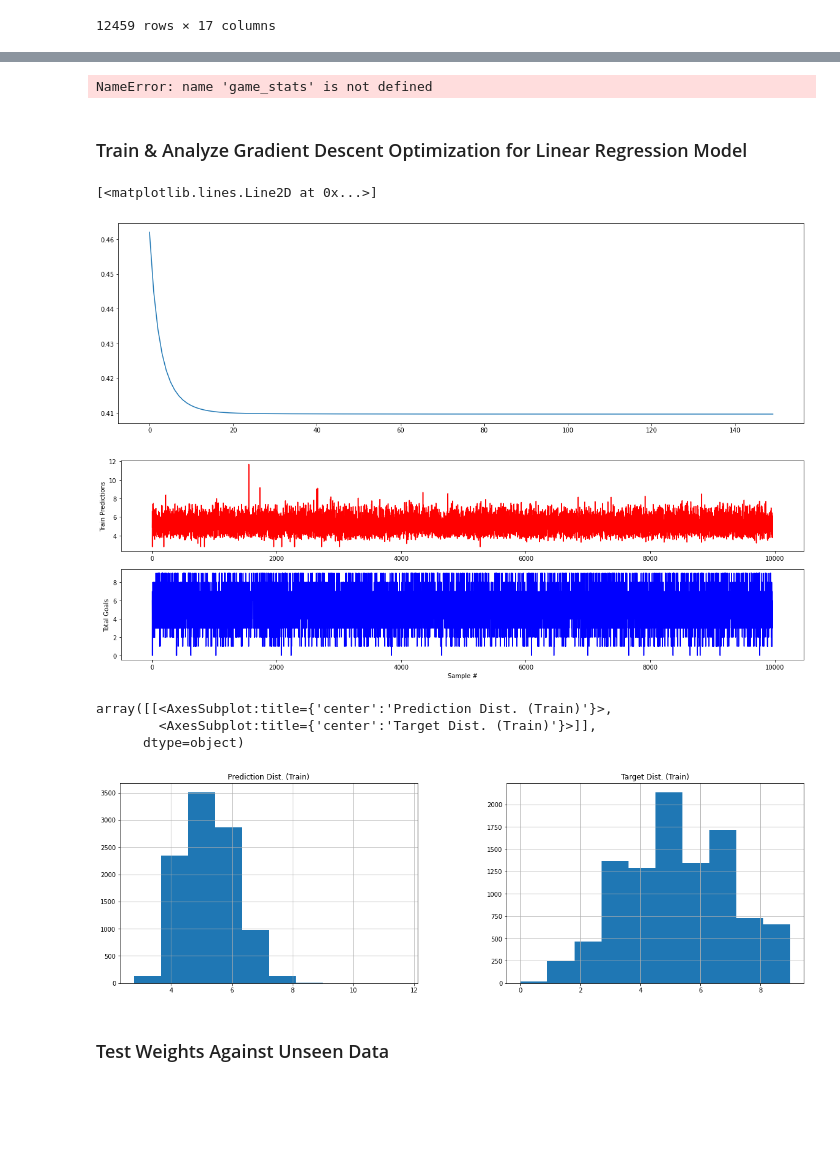
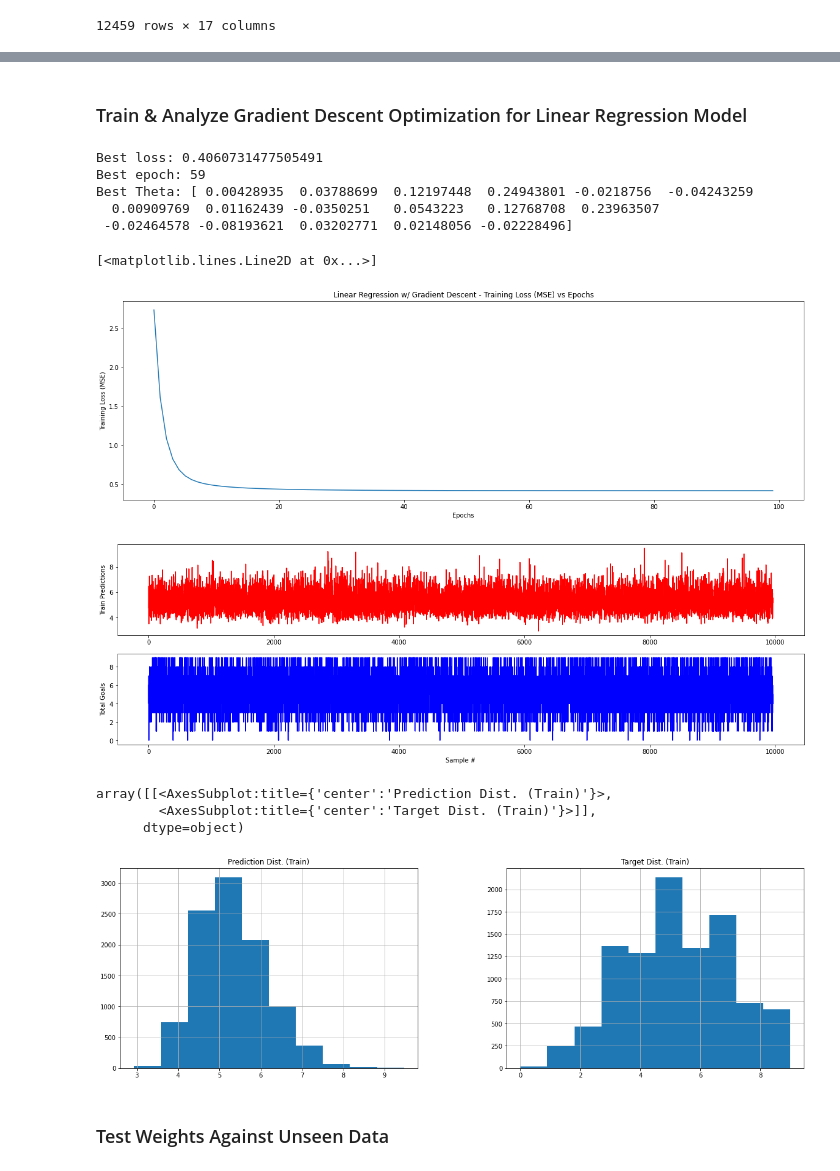
Before and after one commit to oscj/nhl-fts-prediction, a Jupyter notebook: expl/grad_des_lr.ipynb, the cells around one changed output, grey strips where cells are left out. Drawn from its saved outputs; the diff is of its cells as text; code cells hidden in the pictures; blank space fills up the shorter version.

Commit message:
betting csvs, better lin reg w/gradient desc

```diff
--- a/expl/grad_des_lr.ipynb
+++ b/expl/grad_des_lr.ipynb
@@ -52,33 +52,37 @@ game_stats = game_stats_normalized
 #game_stats["totalGoals"] = originalGoals
 
 features = np.array(game_stats.loc[:, game_stats.columns != 'totalGoals'],  dtype='float32')
+# augment bias term to features
+features = np.concatenate((np.ones((features.shape[0], 1)), features), axis=1)
 targets = np.array(game_stats['totalGoals'], dtype='float32')
 
 
 x_train = features[:int(features.shape[0] * 0.8)]
 t_train = targets[:int(targets.shape[0] * 0.8)]
 
-x_test = features[int(features.shape[0] * 0.8):]
-t_test = targets[int(targets.shape[0] * 0.8):]
+x_val = features[int(features.shape[0] * 0.8): int(features.shape[0] * 0.9)]
+t_val = targets[int(targets.shape[0] * 0.8): int(targets.shape[0] * 0.9)]
 
-# Augment squared features to x_train and x_test
-x_train = np.concatenate((x_train, x_train ** 2), axis=1)
-x_test = np.concatenate((x_test, x_test ** 2), axis=1)
-
-# x_train_df = pd.DataFrame(x_train)
-# x_train_df
+x_test = features[int(features.shape[0] * 0.9):]
+t_test = targets[int(targets.shape[0] * 0.9):]
-# %% [output]
-NameError: name 'game_stats' is not defined
 # %% [markdown]
 ### Train & Analyze Gradient Descent Optimization for Linear Regression Model
 # %%
 # gradient descent algorithm on x_train and t_train:
-def gradient_descent(x_train, t_train, learning_rate, epochs):
+def gradient_descent(x_train, t_train, x_val, t_val, learning_rate, epochs):
     # initialize theta
-    theta = np.zeros(x_train.shape[1])
+    theta = np.random.rand(x_train.shape[1])
     theta_history = []
     costs = []
+    best_theta = theta
+    best_loss = np.inf
+    best_epoch = 0
     for epoch in tqdm.tqdm(range(epochs)):
+        # shuffle training data
+        indx = np.arange(x_train.shape[0])
+        x_train = x_train[indx]
+        t_train = t_train[indx]
+
         # mini batch gradient descent
         for i in range(x_train.shape[0]):
             x = x_train[i]
@@ -95,15 +99,38 @@ def gradient_descent(x_train, t_train, learning_rate, epochs):
         # store the theta
         theta_history.append(theta)
         costs.append(np.average(cost))
-    return theta, theta_history, costs
+
+        # validation
+        val_preds = np.dot(x_val, theta)
+        val_loss = (1 / (2 * x_val.shape[0])) * np.sum(np.square(val_preds - t_val))
+
+        if val_loss < best_loss:
+            best_loss = val_loss
+            best_theta = theta
+            best_epoch = epoch
+
+    return best_theta, best_loss, best_epoch, theta_history, costs
 # %%
-theta, theta_history, costs = gradient_descent(x_train, t_train, 0.000015, 150)
+theta, best_loss, best_epoch, theta_history, costs = gradient_descent(x_train, t_train, x_val, t_val, 1e-5, 100)
+# %%
+print(f"Best loss: {best_loss}")
+print(f"Best epoch: {best_epoch}")
+print(f"Best Theta: {theta}")
+# %% [output]
+Best loss: 0.4060731477505491
+Best epoch: 59
+Best Theta: [ 0.00428935  0.03788699  0.12197448  0.24943801 -0.0218756  -0.04243259
+  0.00909769  0.01162439 -0.0350251   0.0543223   0.12768708  0.23963507
+ -0.02464578 -0.08193621  0.03202771  0.02148056 -0.02228496]
 # %%
 plt.rcParams["figure.figsize"] = (20, 6)
+plt.title("Linear Regression w/ Gradient Descent - Training Loss (MSE) vs Epochs")
+plt.xlabel("Epochs")
+plt.ylabel("Training Loss (MSE)")
 plt.plot(costs)
 # %% [output]
 [<matplotlib.lines.Line2D at 0x...>]
-[figure, old version]
+[figure, new version]
 # %%
 train_predictions = np.dot(x_train, theta)
 # %%
@@ -124,7 +151,7 @@ plt.ylabel('Total Goals')
 plt.xlabel('Sample #')
 plt.show()
 # %% [output]
-[figure, old version]
+[figure, new version]
 # %%
 pred_and_targets_df = pd.DataFrame({'Prediction Dist. (Train)': train_predictions, 'Target Dist. (Train)': t_train})
 pred_and_targets_df.hist()
@@ -132,7 +159,7 @@ pred_and_targets_df.hist()
 array([[<AxesSubplot:title={'center':'Prediction Dist. (Train)'}>,
         <AxesSubplot:title={'center':'Target Dist. (Train)'}>]],
       dtype=object)
-[figure, old version]
+[figure, new version]
 # %% [markdown]
 ### Test Weights Against Unseen Data
 # %%
```
Also changed, not shown: parts of 4 cells of this notebook, 12 other files.
